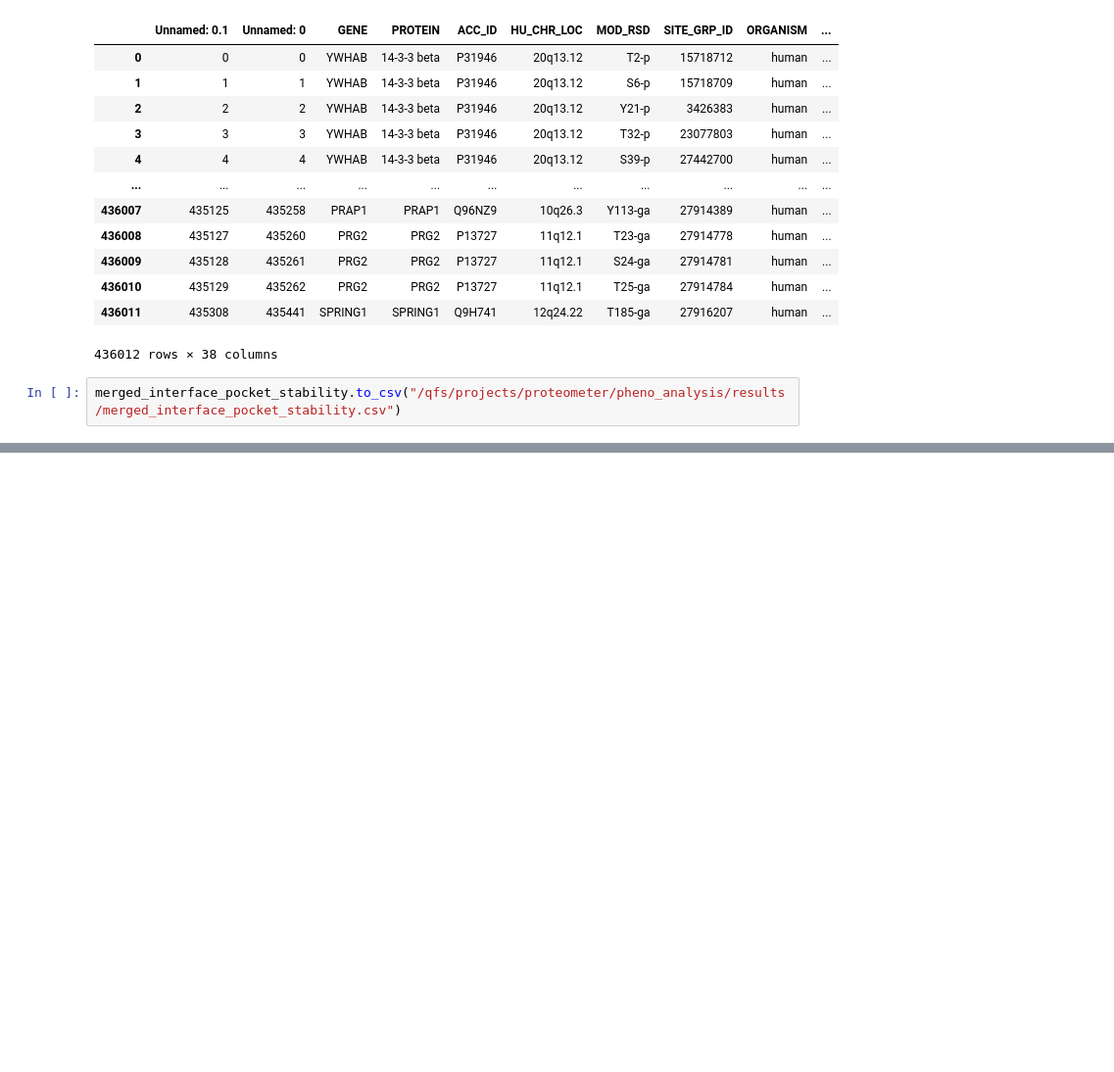
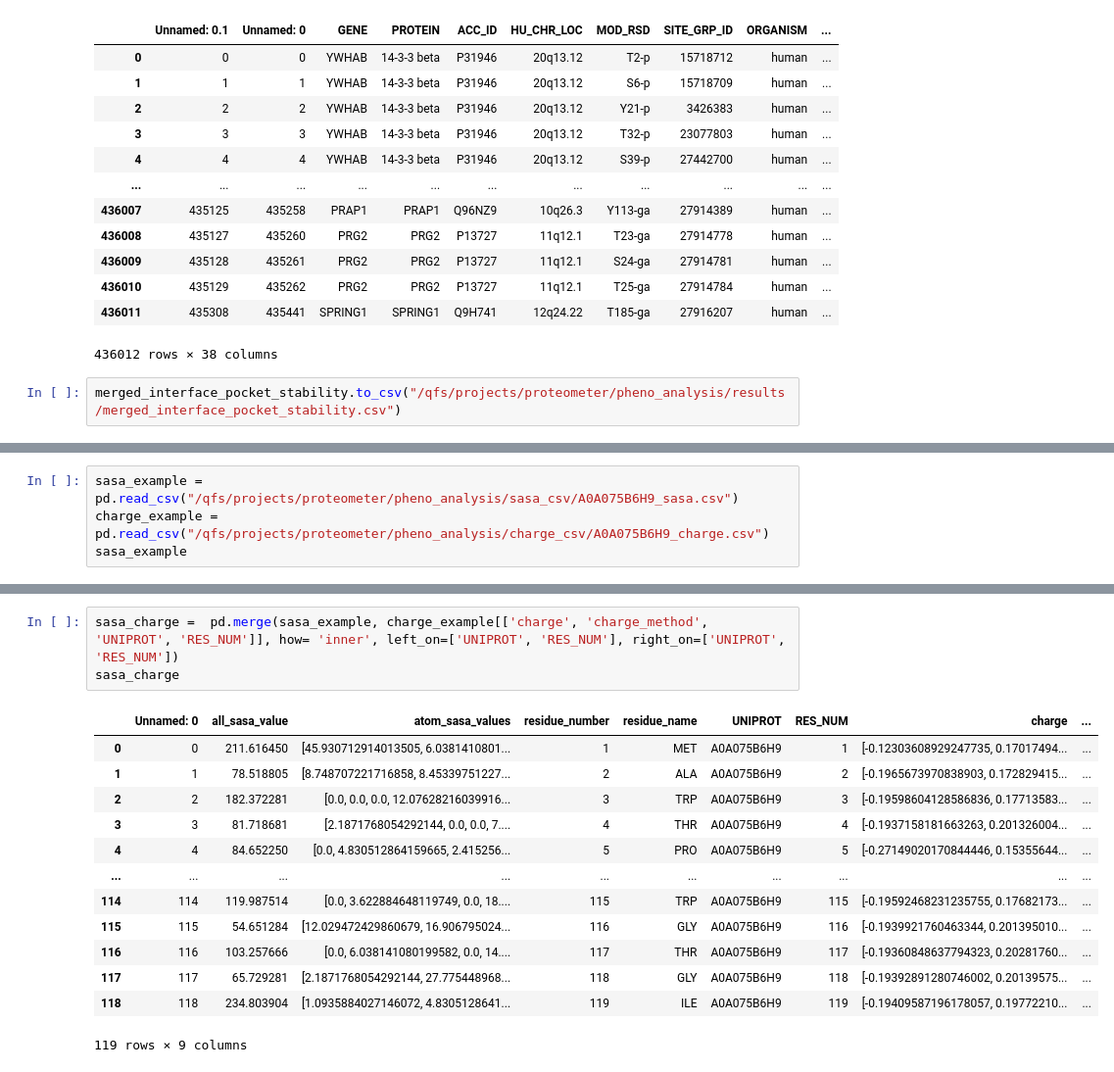
Before and after one commit to PhenoMeters/pheno_analysis, a Jupyter notebook: merge_results.ipynb, the cells around one changed output, grey strips where cells are left out. Shown at 98% size. Drawn from its saved outputs; the diff is of its cells as text; blank space fills up the shorter version.

```diff
--- a/merge_results.ipynb
+++ b/merge_results.ipynb
@@ -197,0 +324,4 @@ merged_interface_pocket_stability.to_csv("/qfs/projects/proteometer/pheno_analys
+# %%
+sasa_example = pd.read_csv("/qfs/projects/proteometer/pheno_analysis/sasa_csv/A0A075B6H9_sasa.csv")
+charge_example = pd.read_csv("/qfs/projects/proteometer/pheno_analysis/charge_csv/A0A075B6H9_charge.csv")
+sasa_example
@@ -197,0 +358,17 @@ merged_interface_pocket_stability.to_csv("/qfs/projects/proteometer/pheno_analys
+# %%
+sasa_charge =  pd.merge(sasa_example, charge_example[['charge', 'charge_method', 'UNIPROT', 'RES_NUM']], how= 'inner', left_on=['UNIPROT', 'RES_NUM'], right_on=['UNIPROT', 'RES_NUM'])
+sasa_charge
+# %% [output]
+|  | Unnamed: 0 | all_sasa_value | atom_sasa_values | residue_number | residue_name | UNIPROT | RES_NUM | charge | ... |
+| 0 | 0 | 211.616450 | [45.930712914013505, 6.0381410801... | 1 | MET | A0A075B6H9 | 1 | [-0.12303608929247735, 0.17017494... | ... |
+| 1 | 1 | 78.518805 | [8.748707221716858, 8.45339751227... | 2 | ALA | A0A075B6H9 | 2 | [-0.1965673970838903, 0.172829415... | ... |
+| 2 | 2 | 182.372281 | [0.0, 0.0, 0.0, 12.07628216039916... | 3 | TRP | A0A075B6H9 | 3 | [-0.19598604128586836, 0.17713583... | ... |
+| 3 | 3 | 81.718681 | [2.1871768054292144, 0.0, 0.0, 7.... | 4 | THR | A0A075B6H9 | 4 | [-0.1937158181663263, 0.201326004... | ... |
+| 4 | 4 | 84.652250 | [0.0, 4.830512864159665, 2.415256... | 5 | PRO | A0A075B6H9 | 5 | [-0.27149020170844446, 0.15355644... | ... |
+| ... | ... | ... | ... | ... | ... | ... | ... | ... | ... |
+| 114 | 114 | 119.987514 | [0.0, 3.622884648119749, 0.0, 18.... | 115 | TRP | A0A075B6H9 | 115 | [-0.19592468231235755, 0.17682173... | ... |
+| 115 | 115 | 54.651284 | [12.029472429860679, 16.906795024... | 116 | GLY | A0A075B6H9 | 116 | [-0.1939921760463344, 0.201395010... | ... |
+| 116 | 116 | 103.257666 | [0.0, 6.038141080199582, 0.0, 14.... | 117 | THR | A0A075B6H9 | 117 | [-0.19360848637794323, 0.20281760... | ... |
+| 117 | 117 | 65.729281 | [2.1871768054292144, 27.775448968... | 118 | GLY | A0A075B6H9 | 118 | [-0.19392891280746002, 0.20139575... | ... |
+| 118 | 118 | 234.803904 | [1.0935884027146072, 4.8305128641... | 119 | ILE | A0A075B6H9 | 119 | [-0.19409587196178057, 0.19772210... | ... |
+119 rows × 9 columns
```
Also changed, not shown: parts of 41 cells of this notebook, 8 other files.
